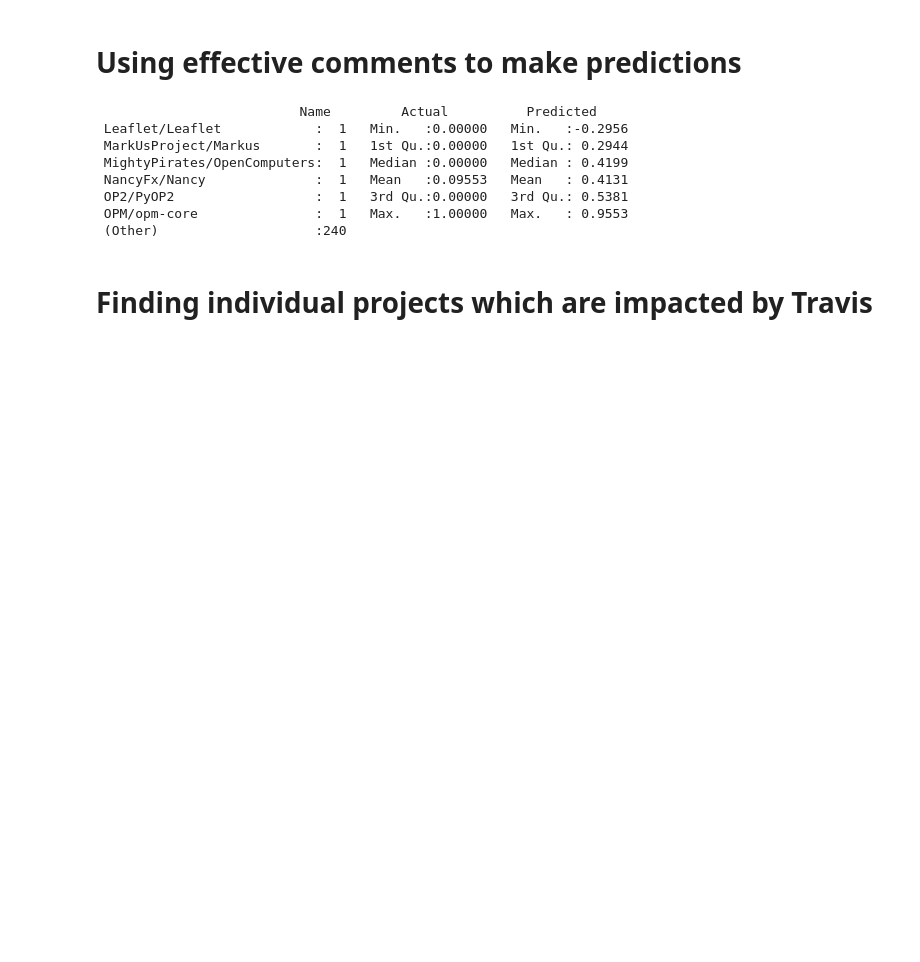
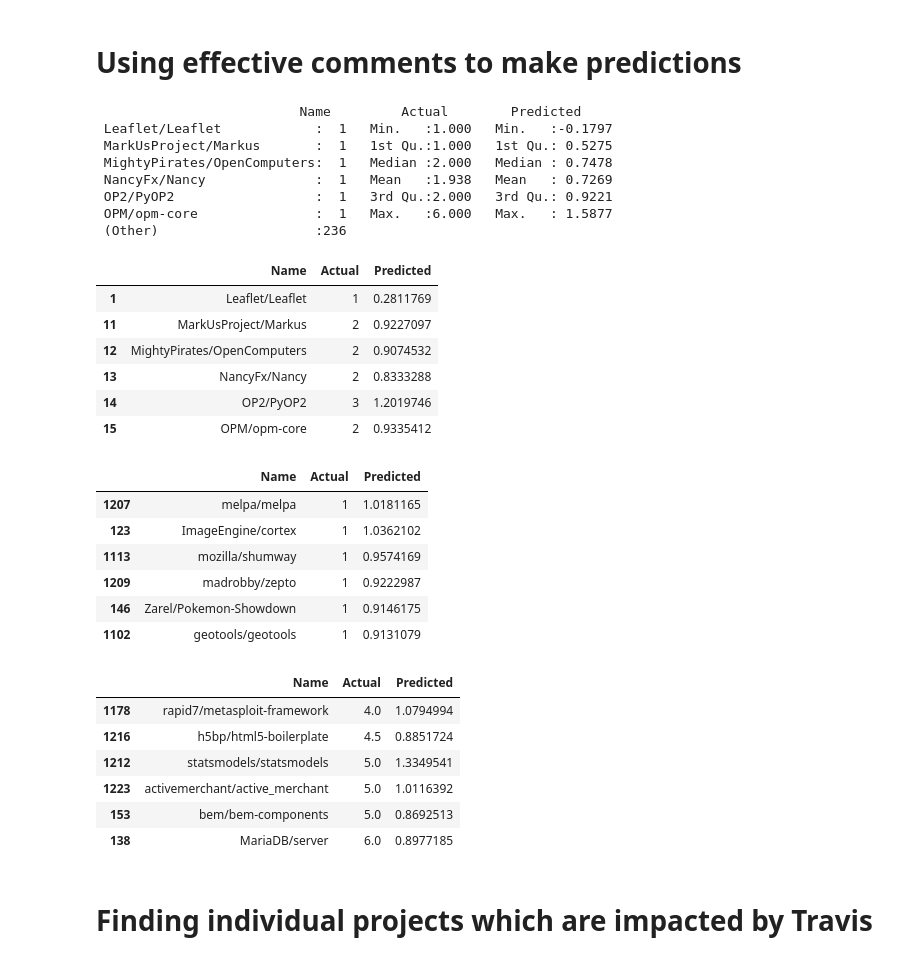
Before and after one commit to TheDutchDevil/code_reviews, a Jupyter notebook: analysis/share_of_comments_models.ipynb, the cells around one changed output. Drawn from its saved outputs; the diff is of its cells as text; code cells hidden in the pictures; blank space fills up the shorter version.

```diff
--- a/analysis/share_of_comments_models.ipynb
+++ b/analysis/share_of_comments_models.ipynb
@@ -638,38 +823,23 @@ print(sprintf("R2c of general comments is %f", r.squaredGLMM(modelNumberGeneralC
 # Using effective comments to make predictions
 # %%
 projectNames <- sqldf("select distinct(ProjectName) as ProjectName
-                    from hasReviewComments")$ProjectName
+                    from hasEffectiveComments")$ProjectName
 
 
 result <- data.frame(Name = '', Actual = 0, Predicted = 0)[0,]
 
 for(project in projectNames) {
-    projectData <- sqldf(sprintf("select * from hasReviewComments
+    projectData <- sqldf(sprintf("select * from hasEffectiveComments
                             where ProjectName = '%s'", project))
 
-    log(EffectiveComments) ~
-            log(Additions + 1) +
-            log(Deletions + 1) +
-            IsMerged +
-            log(Commits + 1) +
-            log(Assignees + 1) +
-            log(ChangedFiles + 1) +
-            log(NumOfUniqueUsers + 1) +
-            log(PRsOpened + 1) +
-            log(TotalBuilds + 1) +
-            NewContributor +
-            #log(PrOpenedDaysAfterProjectStart + 1) +
-            FromOutsider +
-            log(ReviewComments) +
-            log(GeneralComments + 1) +
-            IsAfter
+
 
     medianRow <- data.frame(Additions = median(projectData$Additions),
                            Deletions = median(projectData$Deletions),
                            IsMerged = 'True',
                            Commits = median(projectData$Commits),
                            Assignees = median(projectData$Assignees),
-                           ChangedFiles = median(projectData$ChangedFiles),
+                           #ChangedFiles = median(projectData$ChangedFiles),
                            NumOfUniqueUsers = median(projectData$NumOfUniqueUsers),
                            PRsOpened = median(projectData$PRsOpened),
                            TotalBuilds = median(projectData$TotalBuilds),
@@ -685,17 +855,46 @@ for(project in projectNames) {
 
     result<-rbind(result, data.frame(Name = project, Actual = median(projectData$EffectiveComments), Predicted = predicted))
 }
-# %%
-summary(result)
-# %% [output]
-                          Name         Actual          Predicted
- Leaflet/Leaflet            :  1   Min.   :0.00000   Min.   :-0.2956
- MarkUsProject/Markus       :  1   1st Qu.:0.00000   1st Qu.: 0.2944
- MightyPirates/OpenComputers:  1   Median :0.00000   Median : 0.4199
- NancyFx/Nancy              :  1   Mean   :0.09553   Mean   : 0.4131
- OP2/PyOP2                  :  1   3rd Qu.:0.00000   3rd Qu.: 0.5381
- OPM/opm-core               :  1   Max.   :1.00000   Max.   : 0.9553
- (Other)                    :240
+# %%
+summary(result)
+
+head(result)
+
+sorted <- result[order(abs(result$Actual - result$Predicted)),]
+
+head(sorted)
+
+tail(sorted)
+# %% [output]
+                          Name         Actual        Predicted
+ Leaflet/Leaflet            :  1   Min.   :1.000   Min.   :-0.1797
+ MarkUsProject/Markus       :  1   1st Qu.:1.000   1st Qu.: 0.5275
+ MightyPirates/OpenComputers:  1   Median :2.000   Median : 0.7478
+ NancyFx/Nancy              :  1   Mean   :1.938   Mean   : 0.7269
+ OP2/PyOP2                  :  1   3rd Qu.:2.000   3rd Qu.: 0.9221
+ OPM/opm-core               :  1   Max.   :6.000   Max.   : 1.5877
+ (Other)                    :236
+|  | Name | Actual | Predicted |
+| 1 | Leaflet/Leaflet | 1 | 0.2811769 |
+| 11 | MarkUsProject/Markus | 2 | 0.9227097 |
+| 12 | MightyPirates/OpenComputers | 2 | 0.9074532 |
+| 13 | NancyFx/Nancy | 2 | 0.8333288 |
+| 14 | OP2/PyOP2 | 3 | 1.2019746 |
+| 15 | OPM/opm-core | 2 | 0.9335412 |
+|  | Name | Actual | Predicted |
+| 1207 | melpa/melpa | 1 | 1.0181165 |
+| 123 | ImageEngine/cortex | 1 | 1.0362102 |
+| 1113 | mozilla/shumway | 1 | 0.9574169 |
+| 1209 | madrobby/zepto | 1 | 0.9222987 |
+| 146 | Zarel/Pokemon-Showdown | 1 | 0.9146175 |
+| 1102 | geotools/geotools | 1 | 0.9131079 |
+|  | Name | Actual | Predicted |
+| 1178 | rapid7/metasploit-framework | 4.0 | 1.0794994 |
+| 1216 | h5bp/html5-boilerplate | 4.5 | 0.8851724 |
+| 1212 | statsmodels/statsmodels | 5.0 | 1.3349541 |
+| 1223 | activemerchant/active_merchant | 5.0 | 1.0116392 |
+| 153 | bem/bem-components | 5.0 | 0.8692513 |
+| 138 | MariaDB/server | 6.0 | 0.8977185 |
 # %% [markdown]
 # Finding individual projects which are impacted by Travis
 # %%
```
Also changed, not shown: parts of 4 cells of this notebook, 3 other files.
